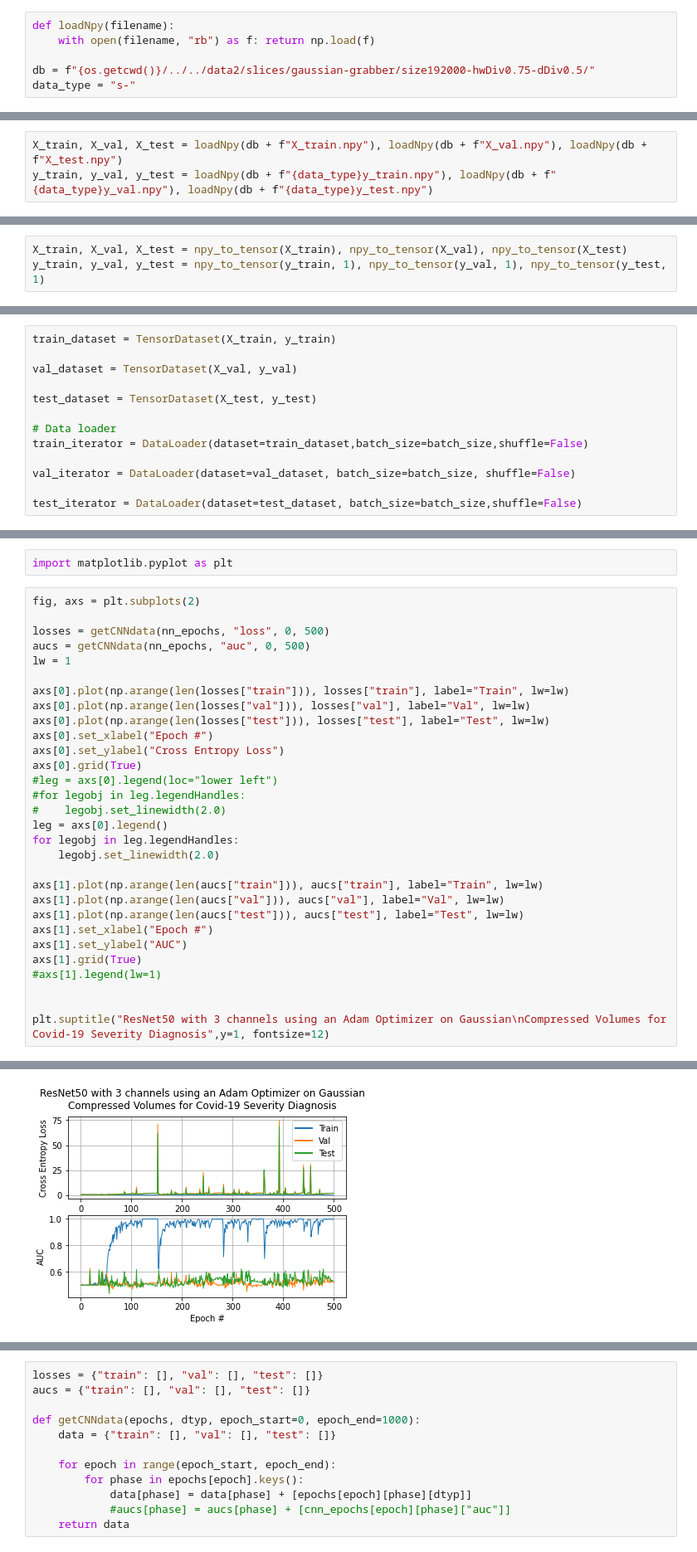
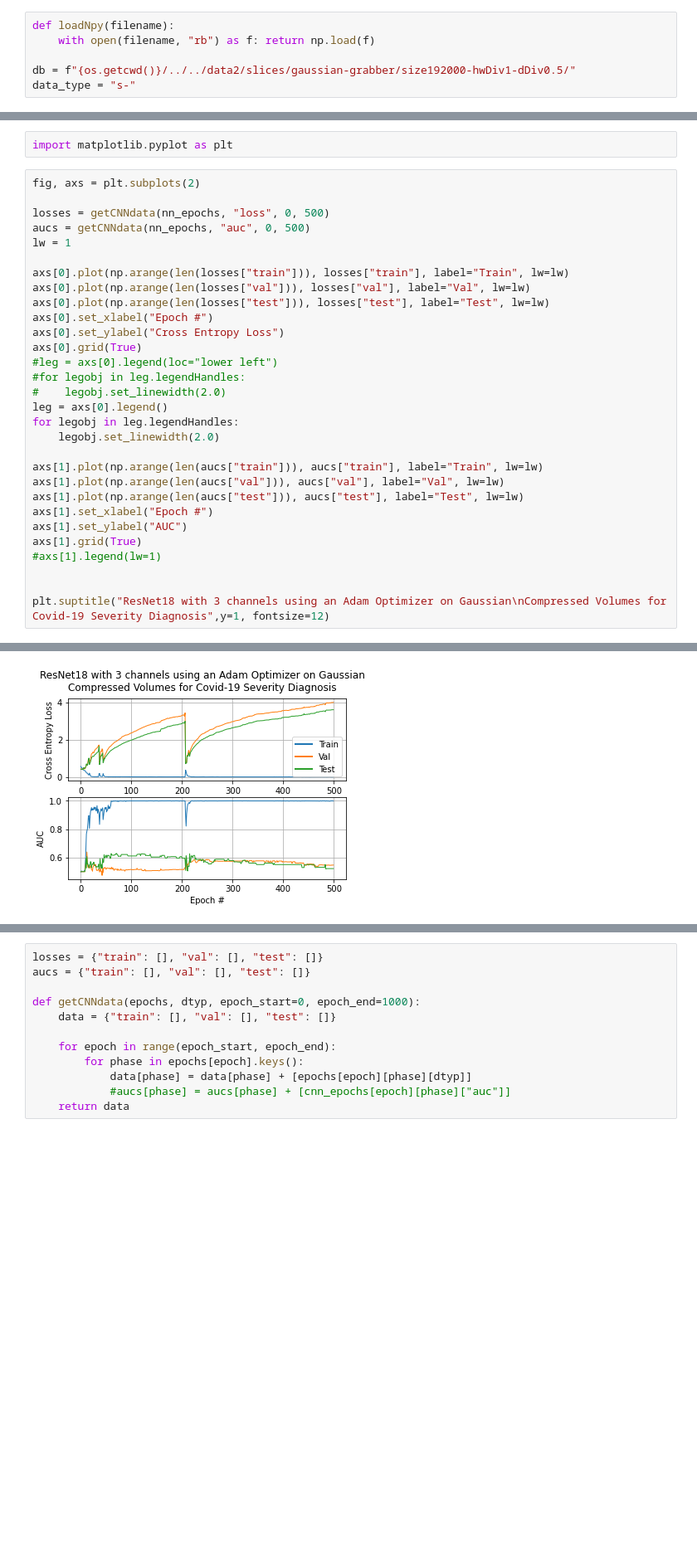
Before and after one commit to hwixley/ctscan-covid19-severity-detection, a Jupyter notebook: ResNet-master/ResNet.ipynb, the cells around one changed output, grey strips where cells are left out. Shown at 83% size. Drawn from its saved outputs; the diff is of its cells as text; blank space fills up the shorter version.

```diff
--- a/ResNet-master/ResNet.ipynb
+++ b/ResNet-master/ResNet.ipynb
@@ -489,13 +469,10 @@ device = torch.device('cuda' if torch.cuda.is_available() else 'cpu')
 def loadNpy(filename):
     with open(filename, "rb") as f: return np.load(f)
 
-db = f"{os.getcwd()}/../../data2/slices/gaussian-grabber/size192000-hwDiv0.75-dDiv0.5/"
+db = f"{os.getcwd()}/../../data2/slices/gaussian-grabber/size192000-hwDiv1-dDiv0.5/"
 data_type = "s-"
 # %%
 X_im_train, X_im_val, X_im_test = loadNpy(db + f"X_image_train.npy"), loadNpy(db + f"X_image_val.npy"), loadNpy(db + f"X_image_test.npy")
 X_usr_train, X_usr_val, X_usr_test = loadNpy(db + f"X_usr_train.npy"), loadNpy(db + f"X_usr_val.npy"), loadNpy(db + f"X_usr_test.npy")
 
 y_train, y_val, y_test = loadNpy(db + f"{data_type}y_train.npy"), loadNpy(db + f"{data_type}y_val.npy"), loadNpy(db + f"{data_type}y_test.npy")
-# %%
-X_train, X_val, X_test = loadNpy(db + f"X_train.npy"), loadNpy(db + f"X_val.npy"), loadNpy(db + f"X_test.npy")
-y_train, y_val, y_test = loadNpy(db + f"{data_type}y_train.npy"), loadNpy(db + f"{data_type}y_val.npy"), loadNpy(db + f"{data_type}y_test.npy")
@@ -522,6 +492,3 @@ X_img_train, X_img_val, X_img_test = npy_to_tensor(X_im_train), npy_to_tensor(X_
 X_usr_train, X_usr_val, X_usr_test = npy_to_tensor(X_usr_train), npy_to_tensor(X_usr_val), npy_to_tensor(X_usr_test)
 
 y_train, y_val, y_test = npy_to_tensor(y_train, 1), npy_to_tensor(y_val, 1), npy_to_tensor(y_test, 1)
-# %%
-X_train, X_val, X_test = npy_to_tensor(X_train), npy_to_tensor(X_val), npy_to_tensor(X_test)
-y_train, y_val, y_test = npy_to_tensor(y_train, 1), npy_to_tensor(y_val, 1), npy_to_tensor(y_test, 1)
@@ -533,16 +505,3 @@ train_iterator = DataLoader(dataset=TensorDataset(X_img_train, X_usr_train, y_tr
 val_iterator = DataLoader(dataset=TensorDataset(X_img_val, X_usr_val, y_val), batch_size=batch_size, shuffle=False)
 
 test_iterator = DataLoader(dataset=TensorDataset(X_img_test, X_usr_test, y_test), batch_size=batch_size,shuffle=False)
-# %%
-train_dataset = TensorDataset(X_train, y_train)
-
-val_dataset = TensorDataset(X_val, y_val)
-
-test_dataset = TensorDataset(X_test, y_test)
-
-# Data loader
-train_iterator = DataLoader(dataset=train_dataset,batch_size=batch_size,shuffle=False)
-
-val_iterator = DataLoader(dataset=val_dataset, batch_size=batch_size, shuffle=False)
-
-test_iterator = DataLoader(dataset=test_dataset, batch_size=batch_size,shuffle=False)
@@ -771,5 +769,5 @@ axs[1].grid(True)
 #axs[1].legend(lw=1)
 
 
-plt.suptitle("ResNet50 with 3 channels using an Adam Optimizer on Gaussian\nCompressed Volumes for Covid-19 Severity Diagnosis",y=1, fontsize=12)
+plt.suptitle("ResNet18 with 3 channels using an Adam Optimizer on Gaussian\nCompressed Volumes for Covid-19 Severity Diagnosis",y=1, fontsize=12)
 # %% [output]
@@ -777 +775 @@ Text(0.5, 1, 'ResNet50 with 3 channels using an Adam Optimizer on Gaussian\nComp
-[figure, old version]
+[figure, new version]
```
Also changed, not shown: parts of 13 cells of this notebook, 3 other files.
